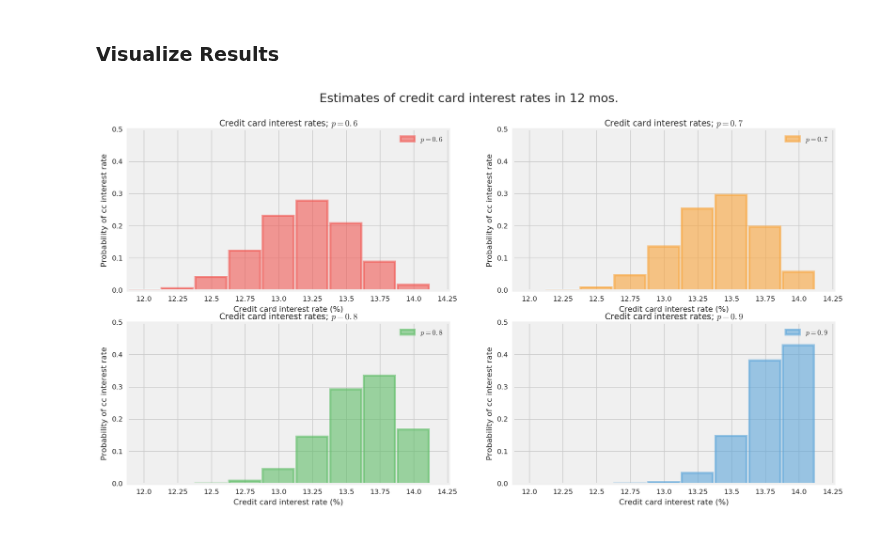
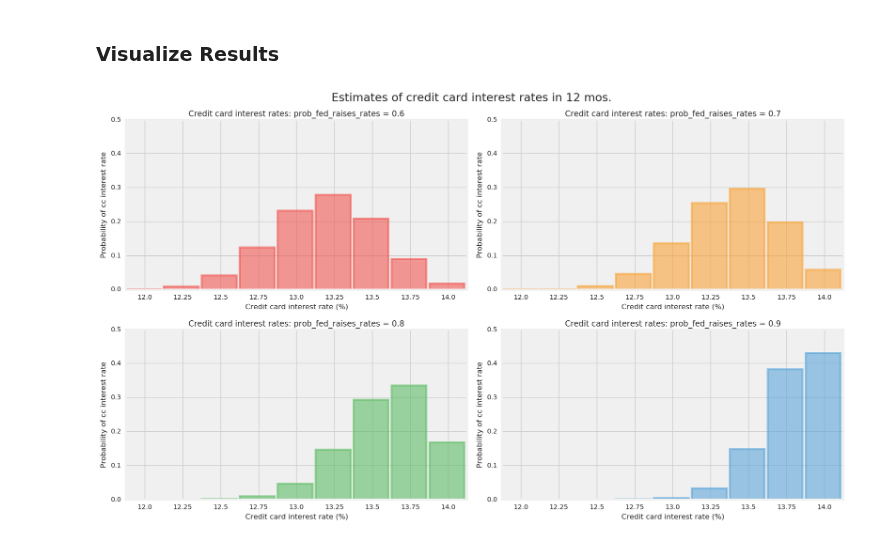
Before and after one commit to tensorflow/probability, a Jupyter notebook: tensorflow_probability/examples/jupyter_notebooks/Credit_Card_Interest.ipynb, the cells around one changed output. Drawn from its saved outputs; the diff is of its cells as text; code cells hidden in the pictures.

Commit message:
Tweak credit card interest code.
PiperOrigin-RevId: 213650761

```diff
--- a/tensorflow_probability/examples/jupyter_notebooks/Credit_Card_Interest.ipynb
+++ b/tensorflow_probability/examples/jupyter_notebooks/Credit_Card_Interest.ipynb
@@ -167,23 +167,26 @@ prob_cc_interest_rate = tfd.Binomial(
 # %%
 figsize(16, 9)
 for i, pf in enumerate(prob_fed_raises_rates_):
   plt.subplot(2, 2, i+1)
-  plt.bar(cc_interest_rates_range_,
+  plt.bar(possible_cc_interest_rates_,
           prob_cc_interest_rate_[i],
           color=TFColor[i],
           width=0.23,
           label="$p = %.1f$" % pf,
-          alpha=0.60,
+          alpha=0.6,
           edgecolor=TFColor[i],
           lw="3")
-  plt.xticks(cc_interest_rates_range_ + 0.12, cc_interest_rates_range_)
-  plt.xlim(12, 14.38);
+  plt.xticks(possible_cc_interest_rates_ + 0.125, possible_cc_interest_rates_)
+  plt.xlim(12, 14.25);
   plt.ylim(0, 0.5);
-  plt.legend()
+  #plt.legend()
   plt.ylabel("Probability of cc interest rate")
   plt.xlabel("Credit card interest rate (%)")
-  plt.title("Credit card interest rates; $p = %.1f$" % pf);
+  plt.title("Credit card interest rates: "
+            "prob_fed_raises_rates = {:.1f}".format(pf[0]));
   plt.suptitle("Estimates of credit card interest rates in 12 mos.",
-               fontsize="x-large")
+               fontsize="x-large",
+               y=1.02)
+  plt.tight_layout()
 # %% [output]
-[figure, old version]
+[figure, new version]
```
Also changed, not shown: parts of 2 cells of this notebook.
